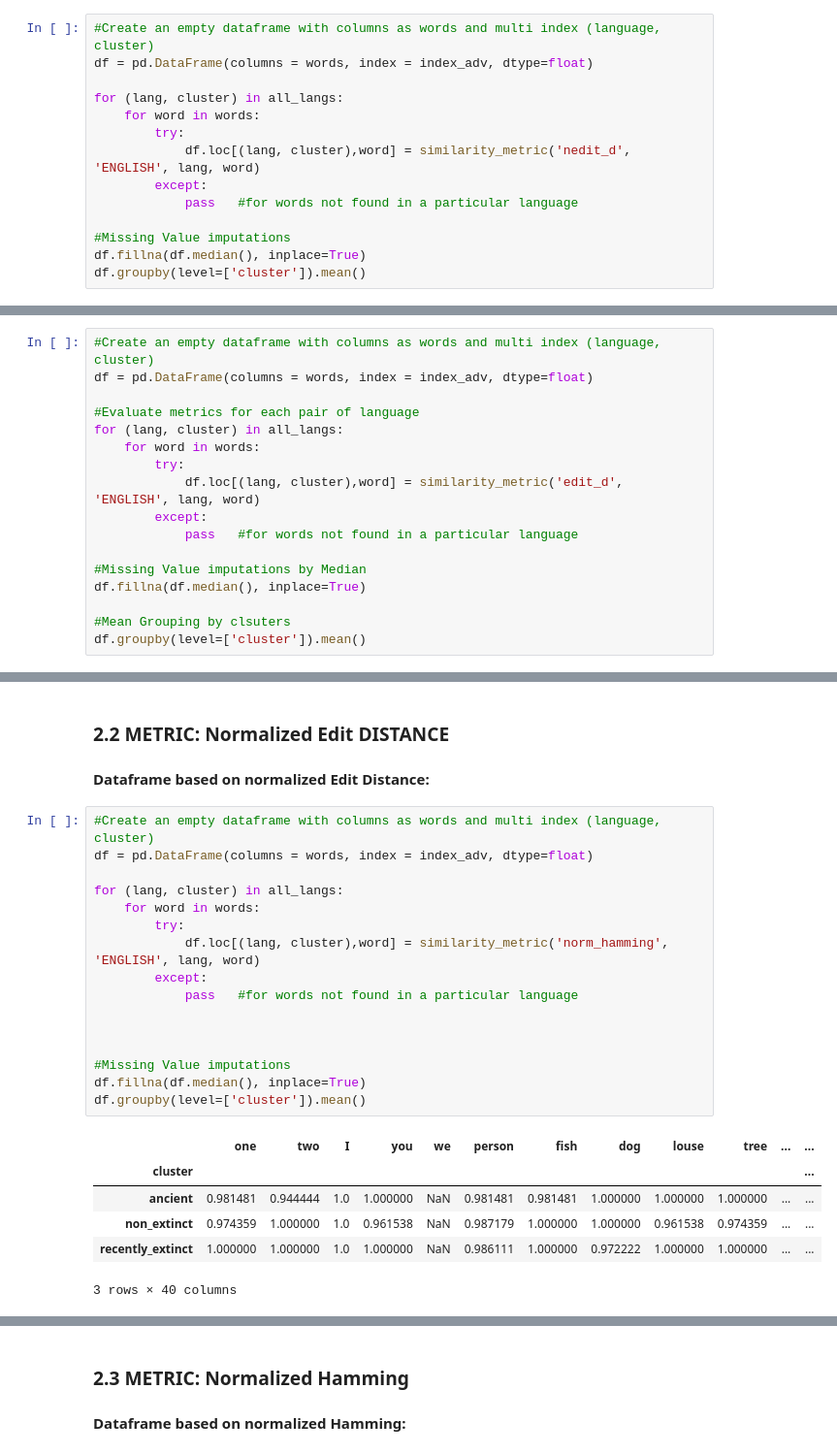
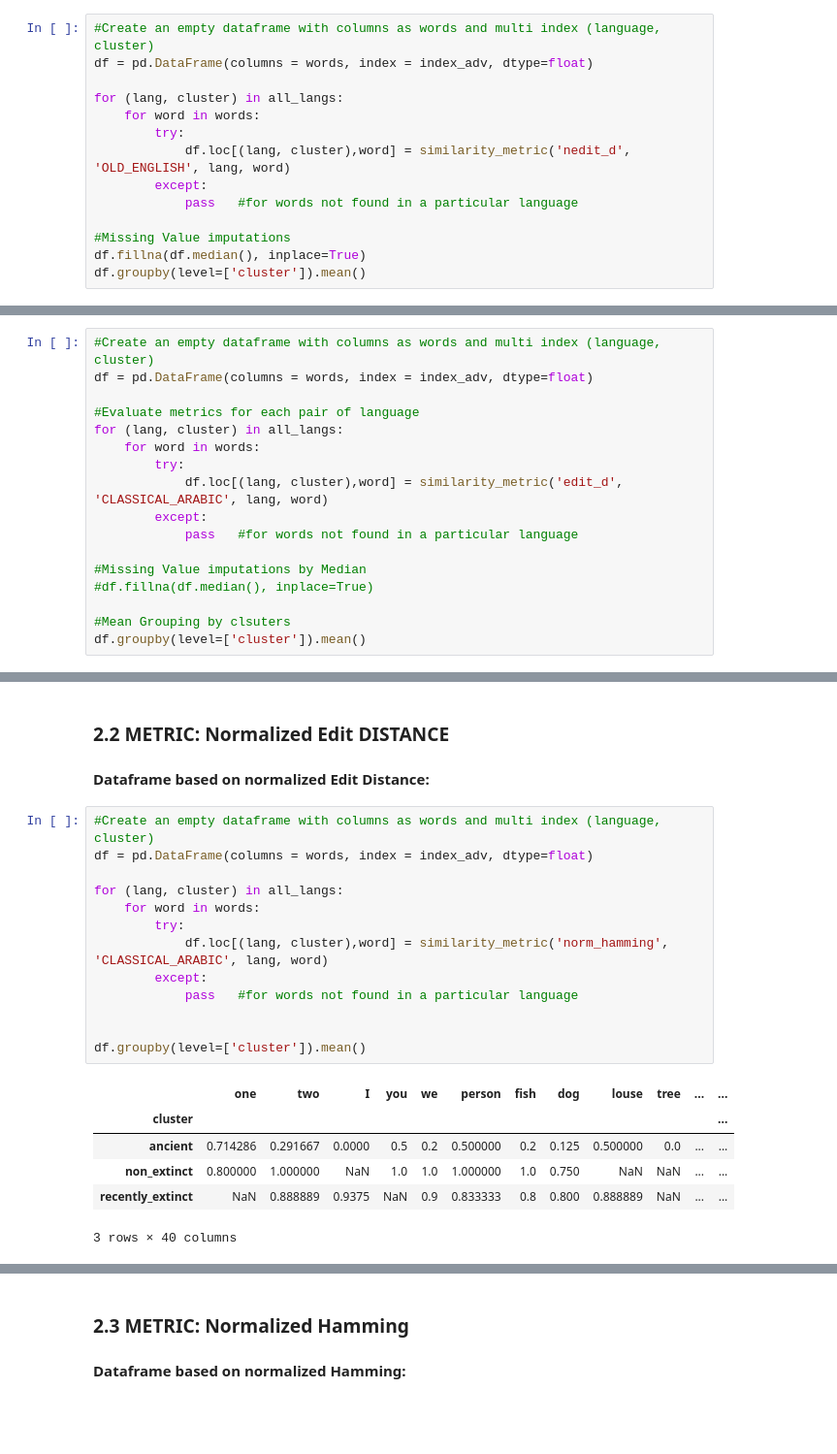
Before and after one commit to sidsvash26/history_of_number_words, a Jupyter notebook: Project_2_History_of_Number_words.ipynb, the cells around one changed output, grey strips where cells are left out. Shown: that part at 97% size. Saved outputs shown, nothing was run; the diff lists cells and outputs as text; blank space fills up the shorter version.

```diff
--- a/Project_2_History_of_Number_words.ipynb
+++ b/Project_2_History_of_Number_words.ipynb
@@ -376,7 +421,7 @@ df = pd.DataFrame(columns = words, index = index_adv, dtype=float)
 for (lang, cluster) in all_langs:
     for word in words:
         try:
-            df.loc[(lang, cluster),word] = similarity_metric('nedit_d', 'ENGLISH', lang, word)
+            df.loc[(lang, cluster),word] = similarity_metric('nedit_d', 'OLD_ENGLISH', lang, word)
         except:
             pass   #for words not found in a particular language
 
@@ -521,12 +651,12 @@ df = pd.DataFrame(columns = words, index = index_adv, dtype=float)
 for (lang, cluster) in all_langs:
     for word in words:
         try:
-            df.loc[(lang, cluster),word] = similarity_metric('edit_d', 'ENGLISH', lang, word)
+            df.loc[(lang, cluster),word] = similarity_metric('edit_d', 'CLASSICAL_ARABIC', lang, word)
         except:
             pass   #for words not found in a particular language
 
 #Missing Value imputations by Median
-df.fillna(df.median(), inplace=True)
+#df.fillna(df.median(), inplace=True)
 
 #Mean Grouping by clsuters
 df.groupby(level=['cluster']).mean()
@@ -558,25 +719,22 @@ df[['number_words', 'other_words']].groupby(level=['cluster']).mean()
 # %%
 #Create an empty dataframe with columns as words and multi index (language, cluster)
 df = pd.DataFrame(columns = words, index = index_adv, dtype=float)
 
 for (lang, cluster) in all_langs:
     for word in words:
         try:
-            df.loc[(lang, cluster),word] = similarity_metric('norm_hamming', 'ENGLISH', lang, word)
+            df.loc[(lang, cluster),word] = similarity_metric('norm_hamming', 'CLASSICAL_ARABIC', lang, word)
         except:
             pass   #for words not found in a particular language
 
 
-
-#Missing Value imputations
-df.fillna(df.median(), inplace=True)
 df.groupby(level=['cluster']).mean()
 # %% [output]
 |  | one | two | I | you | we | person | fish | dog | louse | tree | ... | ... |
 | cluster |  |  |  |  |  |  |  |  |  |  |  | ... |
-| ancient | 0.981481 | 0.944444 | 1.0 | 1.000000 | NaN | 0.981481 | 0.981481 | 1.000000 | 1.000000 | 1.000000 | ... | ... |
-| non_extinct | 0.974359 | 1.000000 | 1.0 | 0.961538 | NaN | 0.987179 | 1.000000 | 1.000000 | 0.961538 | 0.974359 | ... | ... |
-| recently_extinct | 1.000000 | 1.000000 | 1.0 | 1.000000 | NaN | 0.986111 | 1.000000 | 0.972222 | 1.000000 | 1.000000 | ... | ... |
+| ancient | 0.714286 | 0.291667 | 0.0000 | 0.5 | 0.2 | 0.500000 | 0.2 | 0.125 | 0.500000 | 0.0 | ... | ... |
+| non_extinct | 0.800000 | 1.000000 | NaN | 1.0 | 1.0 | 1.000000 | 1.0 | 0.750 | NaN | NaN | ... | ... |
+| recently_extinct | NaN | 0.888889 | 0.9375 | NaN | 0.9 | 0.833333 | 0.8 | 0.800 | 0.888889 | NaN | ... | ... |
 3 rows × 40 columns
 # %%
 number_words = list(df.columns[:2])
```
Also changed, not shown: parts of 68 cells of this notebook.
